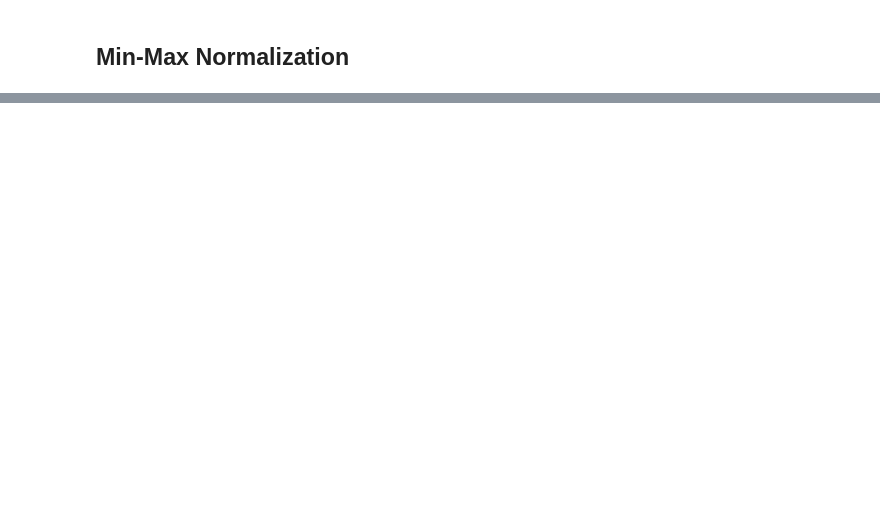
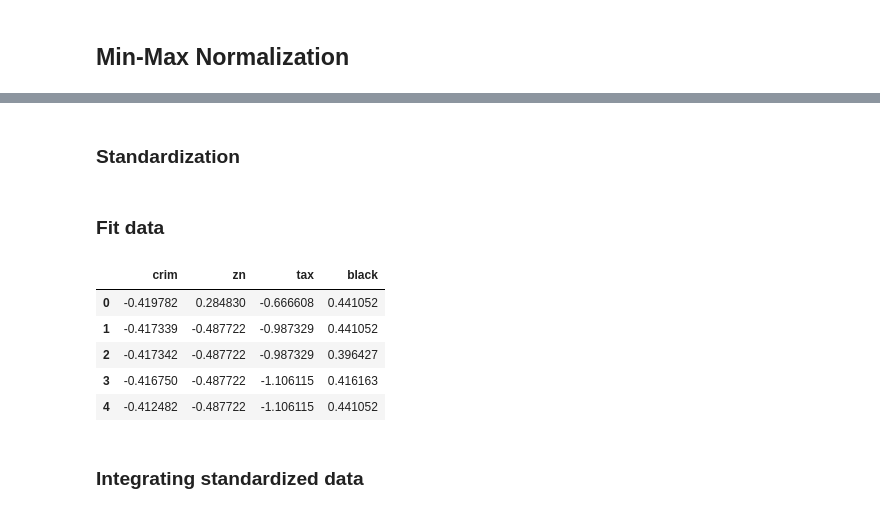
Before and after one commit to bimsi/Boston-Housing-Prediction, a Jupyter notebook: Boston_Housing_Prediction.ipynb, the cells around one changed output, grey strips where cells are left out. Saved outputs shown, nothing was run; the diff lists cells and outputs as text; code cells hidden in the pictures; blank space fills up the shorter version.

```diff
--- a/Boston_Housing_Prediction.ipynb
+++ b/Boston_Housing_Prediction.ipynb
@@ -166,2 +166,11 @@ IndexError: index 14 is out of bounds for axis 0 with size 14
 # %% [markdown]
 ## Min-Max Normalization
+# %%
+cols = ['crim', 'zn', 'tax', 'black']
+for col in cols:
+    # Find minimum and maximum of that column
+    minimum = min(boston_data[col])
+    maximum = max(boston_data[col])
+
+    # Normalize the column values
+    boston_data[col] = (boston_data[col] - minimum) / (maximum - minimum)
@@ -167,0 +206,2 @@ IndexError: index 14 is out of bounds for axis 0 with size 14
+# %% [markdown]
+### Standardization
@@ -167,0 +211,15 @@ IndexError: index 14 is out of bounds for axis 0 with size 14
+# %% [markdown]
+### Fit data
+# %%
+scaled_cols = scalar.fit_transform(boston_data[cols]) # fitting and transformating
+scaled_cols = pd.DataFrame(scaled_cols, columns=cols)
+scaled_cols.head() # displaying the first few rows
+# %% [output]
+|  | crim | zn | tax | black |
+| 0 | -0.419782 | 0.284830 | -0.666608 | 0.441052 |
+| 1 | -0.417339 | -0.487722 | -0.987329 | 0.441052 |
+| 2 | -0.417342 | -0.487722 | -0.987329 | 0.396427 |
+| 3 | -0.416750 | -0.487722 | -1.106115 | 0.416163 |
+| 4 | -0.412482 | -0.487722 | -1.106115 | 0.441052 |
+# %% [markdown]
+### Integrating standardized data
```
Also changed, not shown: parts of 7 cells of this notebook.
